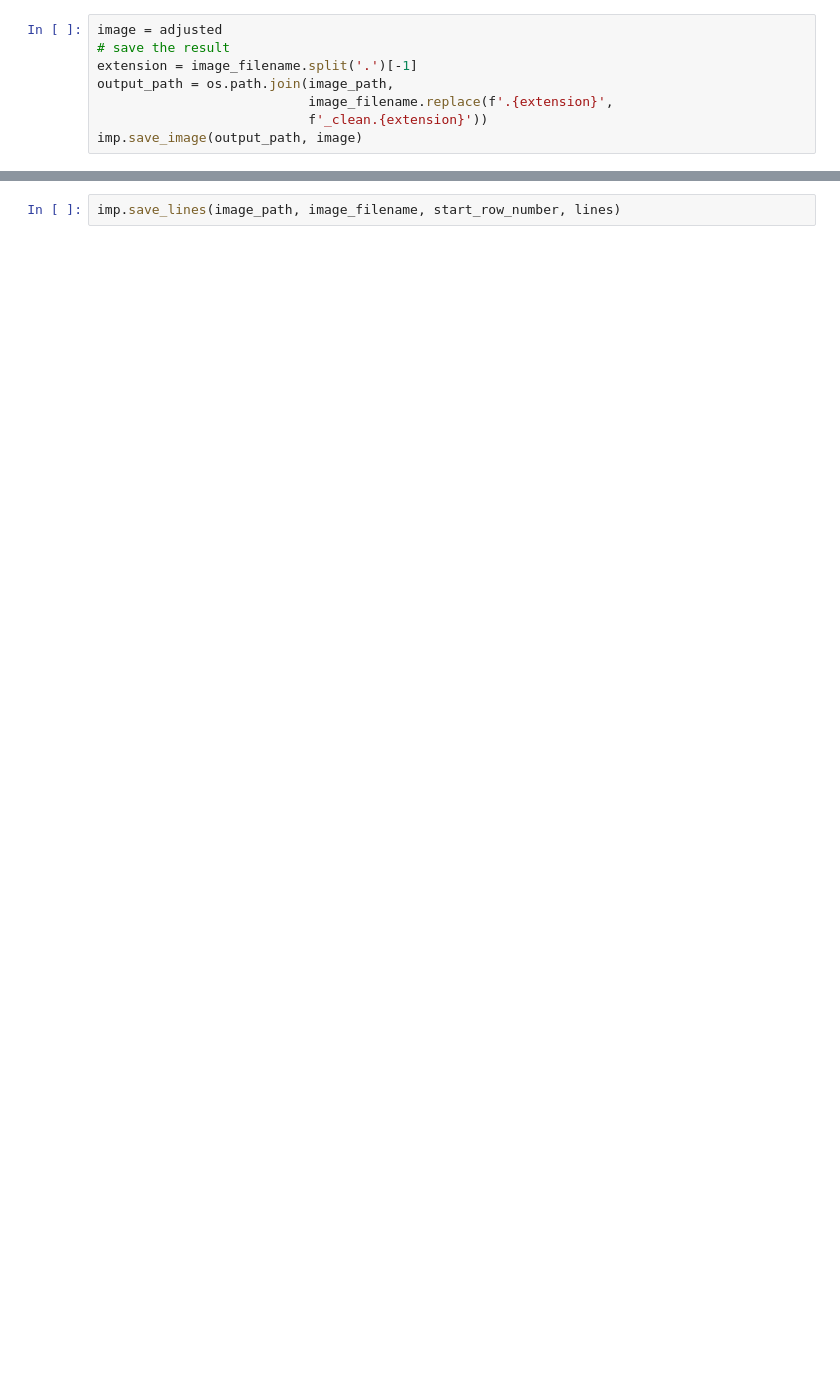
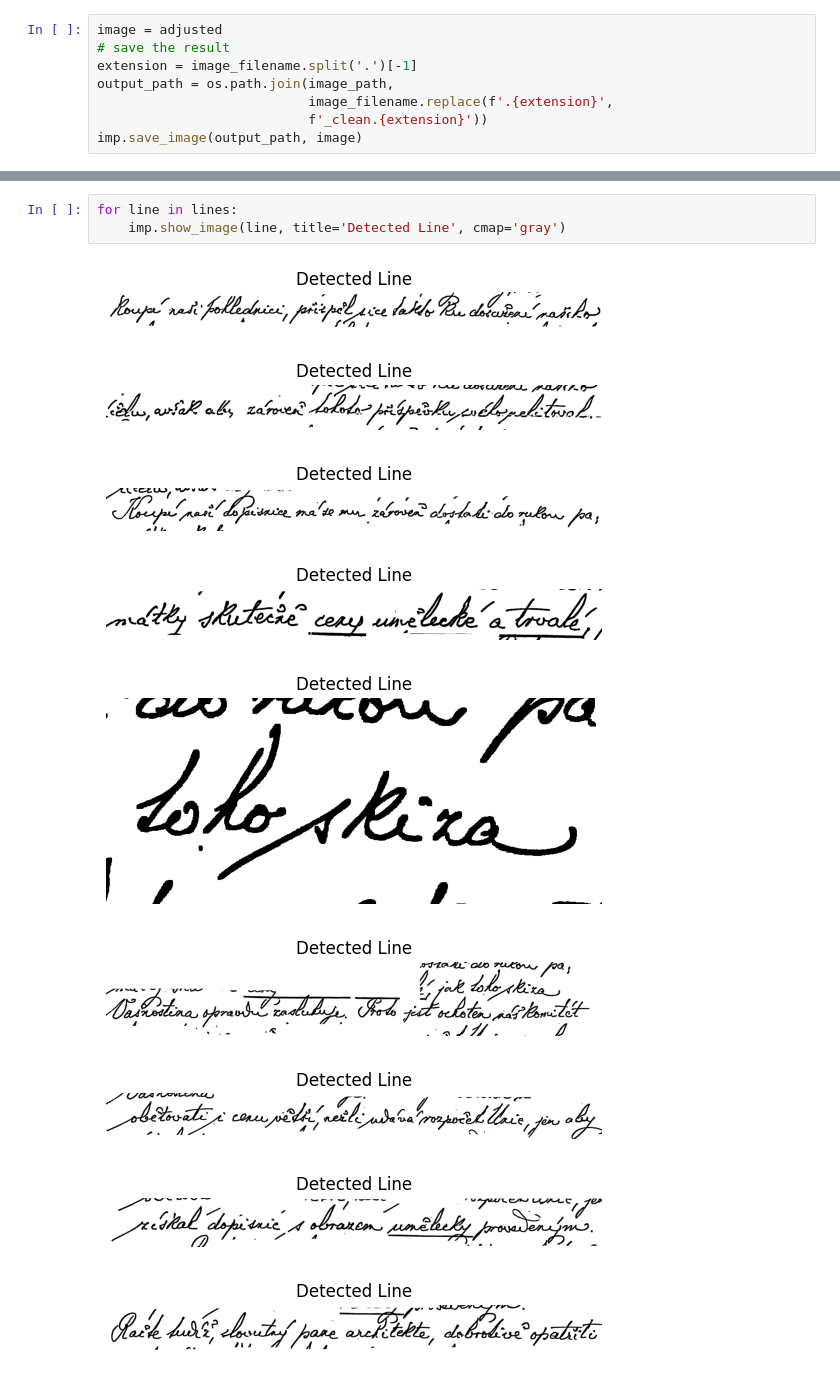
Before and after one commit to ninabel/split_text_image, a Jupyter notebook: split_image.ipynb, the cells around one changed output, grey strips where cells are left out. Saved outputs shown, nothing was run; the diff lists cells and outputs as text; blank space fills up the shorter version.

```diff
--- a/split_image.ipynb
+++ b/split_image.ipynb
@@ -146,2 +136,13 @@ Line 5: 2285, 2333, 1924, 275
-# %%
-imp.save_lines(image_path, image_filename, start_row_number, lines)
+# %%
+for line in lines:
+    imp.show_image(line, title='Detected Line', cmap='gray')
+# %% [output]
+[figure, added]
+[figure, added]
+[figure, added]
+[figure, added]
+[figure, added]
+[figure, added]
+[figure, added]
+[figure, added]
+[figure, added]
```
Also changed, not shown: parts of 17 cells of this notebook, 4 other files.
